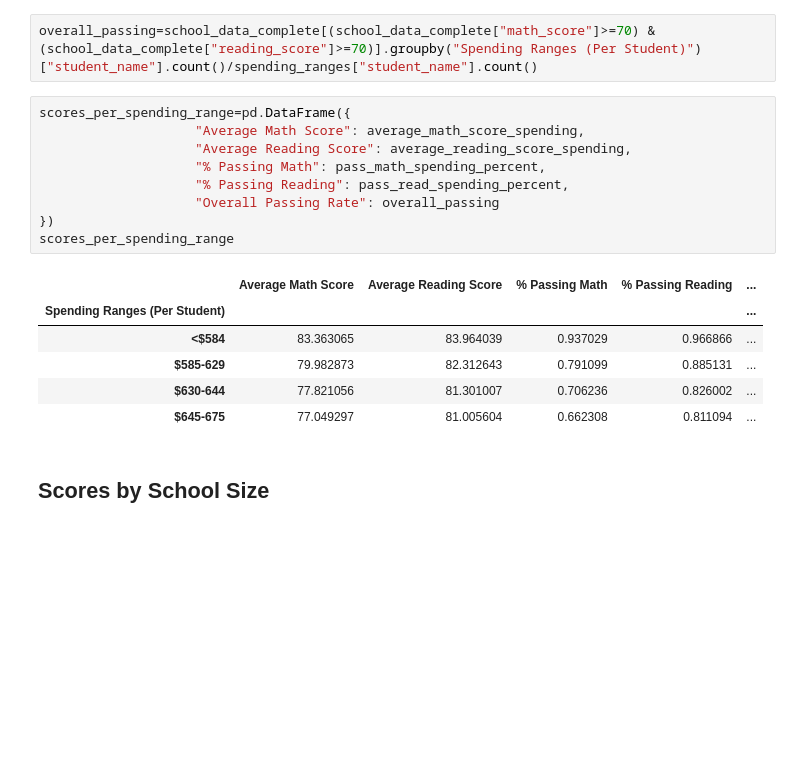
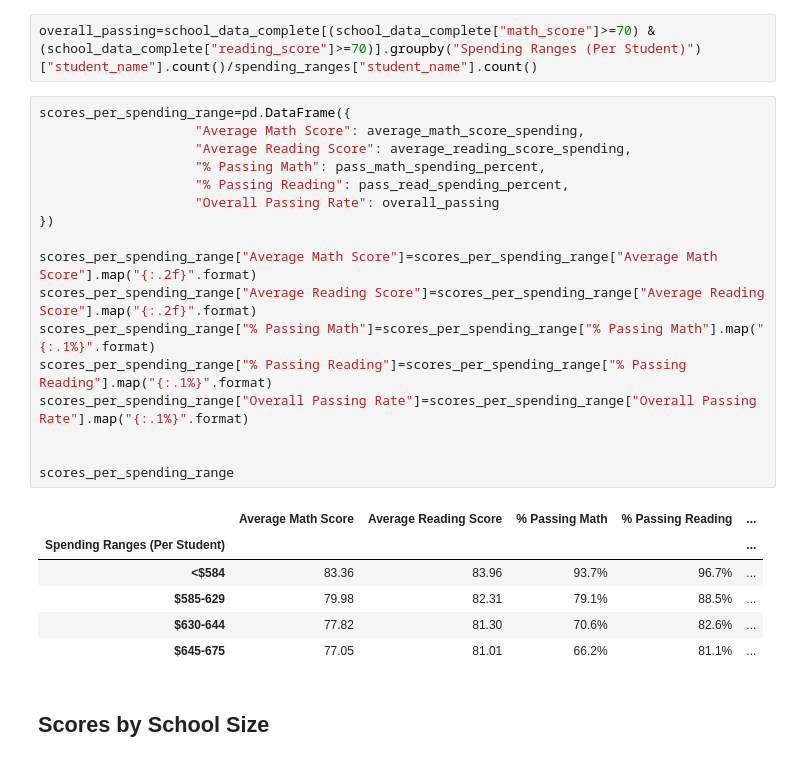
Before and after one commit to drjulie2105/pandas-challenge, a Jupyter notebook: PyCitySchools/PyCitySchools_starter.ipynb, the cells around one changed output. Saved outputs shown, nothing was run; the diff lists cells and outputs as text; blank space fills up the shorter version.

Commit message:
Updated through formatting of Spending Ranges table

```diff
--- a/PyCitySchools/PyCitySchools_starter.ipynb
+++ b/PyCitySchools/PyCitySchools_starter.ipynb
@@ -327,19 +327,27 @@ overall_passing=school_data_complete[(school_data_complete["math_score"]>=70) &
 # %%
 scores_per_spending_range=pd.DataFrame({
                     "Average Math Score": average_math_score_spending,
                     "Average Reading Score": average_reading_score_spending,
                     "% Passing Math": pass_math_spending_percent,
                     "% Passing Reading": pass_read_spending_percent,
                     "Overall Passing Rate": overall_passing
 })
+
+scores_per_spending_range["Average Math Score"]=scores_per_spending_range["Average Math Score"].map("{:.2f}".format)
+scores_per_spending_range["Average Reading Score"]=scores_per_spending_range["Average Reading Score"].map("{:.2f}".format)
+scores_per_spending_range["% Passing Math"]=scores_per_spending_range["% Passing Math"].map("{:.1%}".format)
+scores_per_spending_range["% Passing Reading"]=scores_per_spending_range["% Passing Reading"].map("{:.1%}".format)
+scores_per_spending_range["Overall Passing Rate"]=scores_per_spending_range["Overall Passing Rate"].map("{:.1%}".format)
+
+
 scores_per_spending_range
 # %% [output]
 |  | Average Math Score | Average Reading Score | % Passing Math | % Passing Reading | ... |
 | Spending Ranges (Per Student) |  |  |  |  | ... |
-| <$584 | 83.363065 | 83.964039 | 0.937029 | 0.966866 | ... |
-| $585-629 | 79.982873 | 82.312643 | 0.791099 | 0.885131 | ... |
-| $630-644 | 77.821056 | 81.301007 | 0.706236 | 0.826002 | ... |
-| $645-675 | 77.049297 | 81.005604 | 0.662308 | 0.811094 | ... |
+| <$584 | 83.36 | 83.96 | 93.7% | 96.7% | ... |
+| $585-629 | 79.98 | 82.31 | 79.1% | 88.5% | ... |
+| $630-644 | 77.82 | 81.30 | 70.6% | 82.6% | ... |
+| $645-675 | 77.05 | 81.01 | 66.2% | 81.1% | ... |
 # %% [markdown]
 ## Scores by School Size
 # %% [markdown]
```
